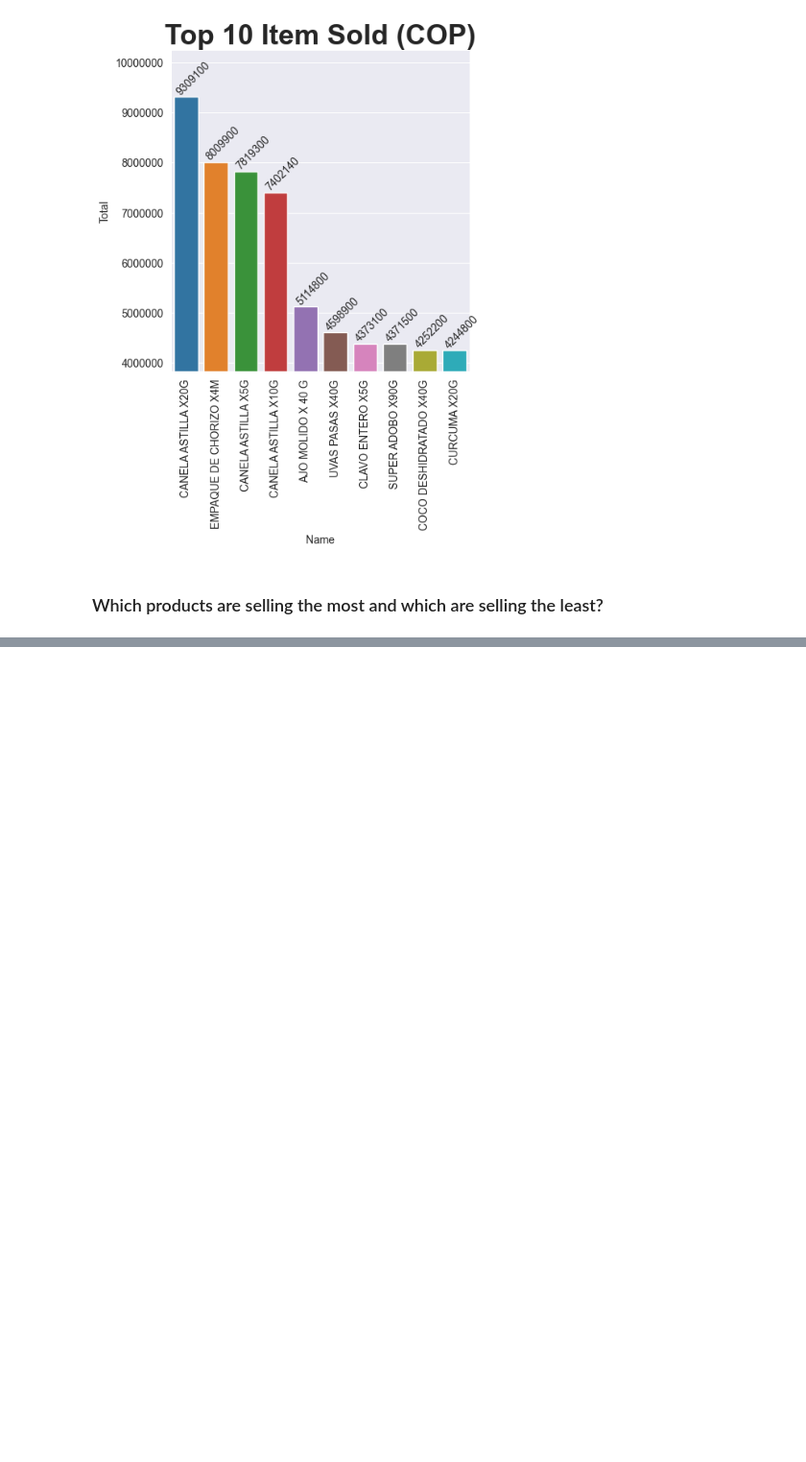
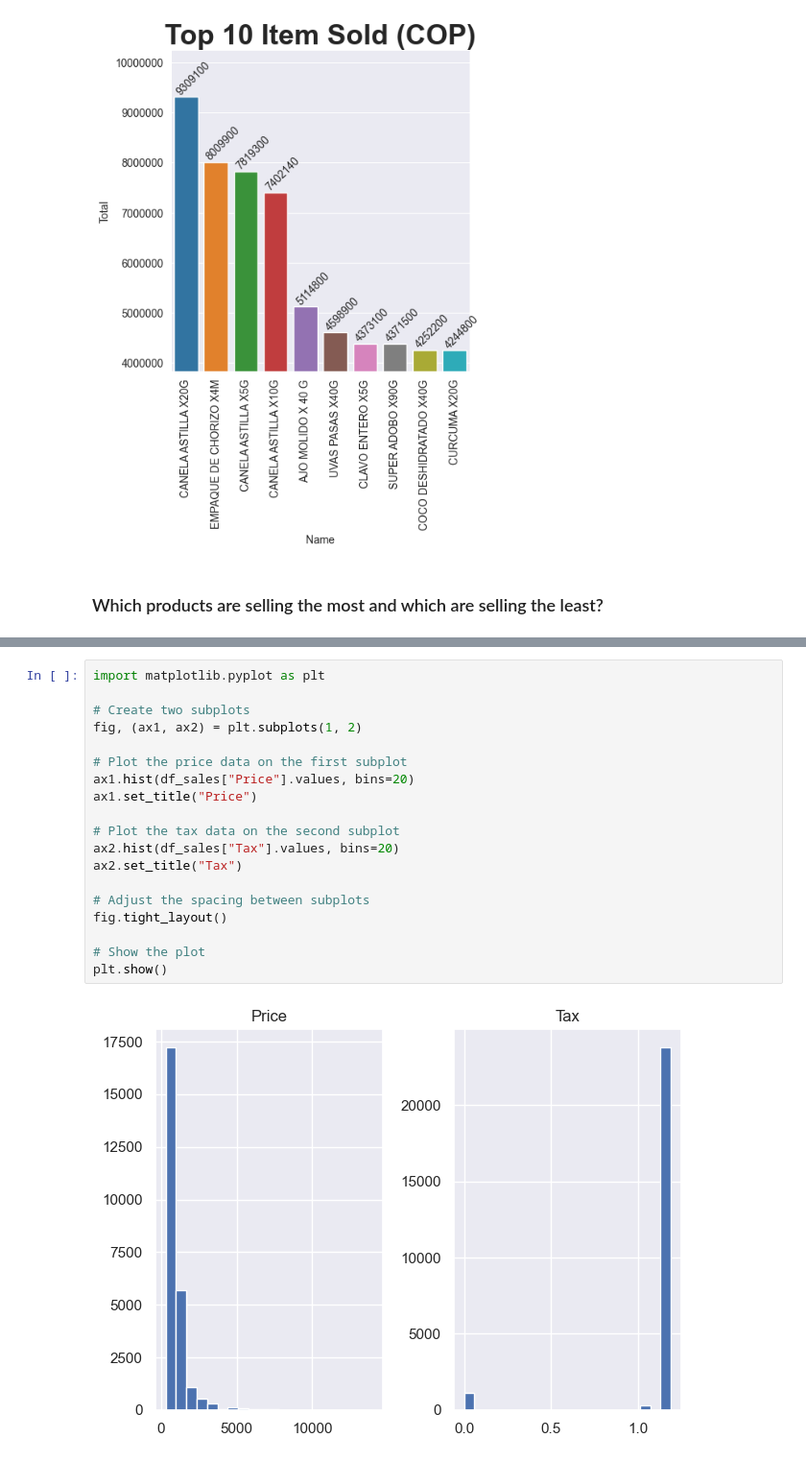
Before and after one commit to kecoaxx/david-s_portfolio, a Jupyter notebook: Data Science/Product Sales/Sales.ipynb, the cells around one changed output, grey strips where cells are left out. Shown: that part at 96% size. Drawn from its saved outputs; the diff is of its cells as text; blank space fills up the shorter version.

```diff
--- a/Data Science/Product Sales/Sales.ipynb
+++ b/Data Science/Product Sales/Sales.ipynb
@@ -143,0 +191,21 @@ df_sales.groupby('Name')['Amount'].sum().max()
+# %%
+import matplotlib.pyplot as plt
+
+# Create two subplots
+fig, (ax1, ax2) = plt.subplots(1, 2)
+
+# Plot the price data on the first subplot
+ax1.hist(df_sales["Price"].values, bins=20)
+ax1.set_title("Price")
+
+# Plot the tax data on the second subplot
+ax2.hist(df_sales["Tax"].values, bins=20)
+ax2.set_title("Tax")
+
+# Adjust the spacing between subplots
+fig.tight_layout()
+
+# Show the plot
+plt.show()
+# %% [output]
+[figure, added]
```
Also changed, not shown: parts of 11 cells of this notebook.
